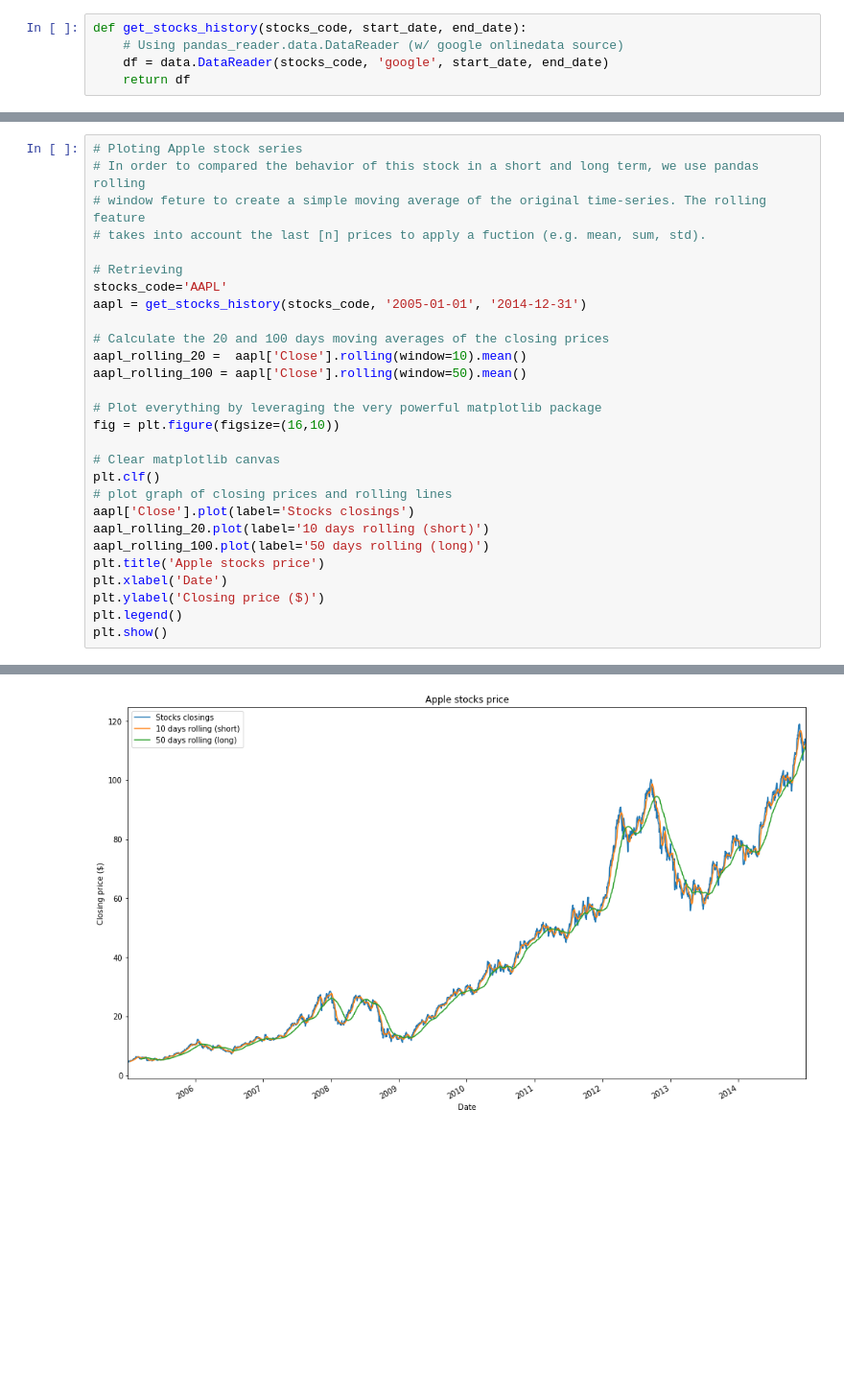
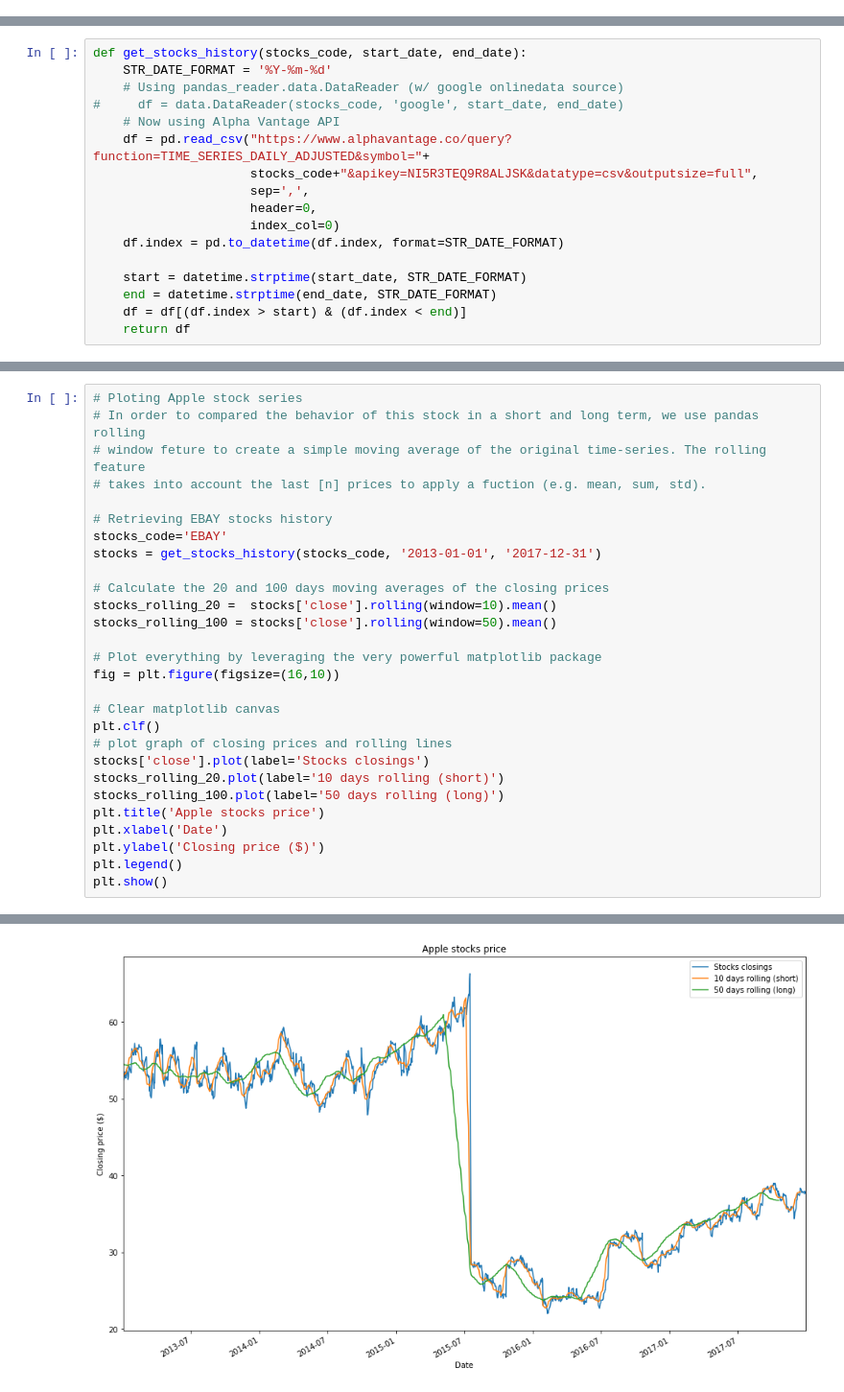
Before and after one commit to davidcampelo/data-science-tests, a Jupyter notebook: 5 - Matplotlib Stock prices visualization.ipynb, the cells around one changed output, grey strips where cells are left out. Shown at 96% size. Saved outputs shown, nothing was run; the diff lists cells and outputs as text; blank space fills up the shorter version.

```diff
--- a/5 - Matplotlib Stock prices visualization.ipynb
+++ b/5 - Matplotlib Stock prices visualization.ipynb
@@ -12,5 +7,0 @@ import numpy as np
-# %%
-def get_stocks_history(stocks_code, start_date, end_date):
-    # Using pandas_reader.data.DataReader (w/ google onlinedata source)
-    df = data.DataReader(stocks_code, 'google', start_date, end_date)
-    return df
@@ -17 +19,18 @@ def get_stocks_history(stocks_code, start_date, end_date):
+# %%
+def get_stocks_history(stocks_code, start_date, end_date):
+    STR_DATE_FORMAT = '%Y-%m-%d'
+    # Using pandas_reader.data.DataReader (w/ google onlinedata source)
+#     df = data.DataReader(stocks_code, 'google', start_date, end_date)
+    # Now using Alpha Vantage API
+    df = pd.read_csv("https://www.alphavantage.co/query?function=TIME_SERIES_DAILY_ADJUSTED&symbol="+
+                     stocks_code+"&apikey=NI5R3TEQ9R8ALJSK&datatype=csv&outputsize=full",
+                     sep=',',
+                     header=0,
+                     index_col=0)
+    df.index = pd.to_datetime(df.index, format=STR_DATE_FORMAT)
+
+    start = datetime.strptime(start_date, STR_DATE_FORMAT)
+    end = datetime.strptime(end_date, STR_DATE_FORMAT)
+    df = df[(df.index > start) & (df.index < end)]
+    return df
 # %%
@@ -76,13 +95,13 @@ to fail at random. Failure is especially common when bulk downloading.
 # window feture to create a simple moving average of the original time-series. The rolling feature
 # takes into account the last [n] prices to apply a fuction (e.g. mean, sum, std).
 
-# Retrieving
-stocks_code='AAPL'
-aapl = get_stocks_history(stocks_code, '2005-01-01', '2014-12-31')
+# Retrieving EBAY stocks history
+stocks_code='EBAY'
+stocks = get_stocks_history(stocks_code, '2013-01-01', '2017-12-31')
 
 # Calculate the 20 and 100 days moving averages of the closing prices
-aapl_rolling_20 =  aapl['Close'].rolling(window=10).mean()
-aapl_rolling_100 = aapl['Close'].rolling(window=50).mean()
+stocks_rolling_20 =  stocks['close'].rolling(window=10).mean()
+stocks_rolling_100 = stocks['close'].rolling(window=50).mean()
 
 # Plot everything by leveraging the very powerful matplotlib package
 fig = plt.figure(figsize=(16,10))
@@ -90,9 +109,9 @@ fig = plt.figure(figsize=(16,10))
 # Clear matplotlib canvas
 plt.clf()
 # plot graph of closing prices and rolling lines
-aapl['Close'].plot(label='Stocks closings')
-aapl_rolling_20.plot(label='10 days rolling (short)')
-aapl_rolling_100.plot(label='50 days rolling (long)')
+stocks['close'].plot(label='Stocks closings')
+stocks_rolling_20.plot(label='10 days rolling (short)')
+stocks_rolling_100.plot(label='50 days rolling (long)')
 plt.title('Apple stocks price')
 plt.xlabel('Date')
 plt.ylabel('Closing price ($)')
@@ -106 +121 @@ to fail at random. Failure is especially common when bulk downloading.
-[figure, old version]
+[figure, new version]
```
Also changed, not shown: parts of 7 cells of this notebook.
